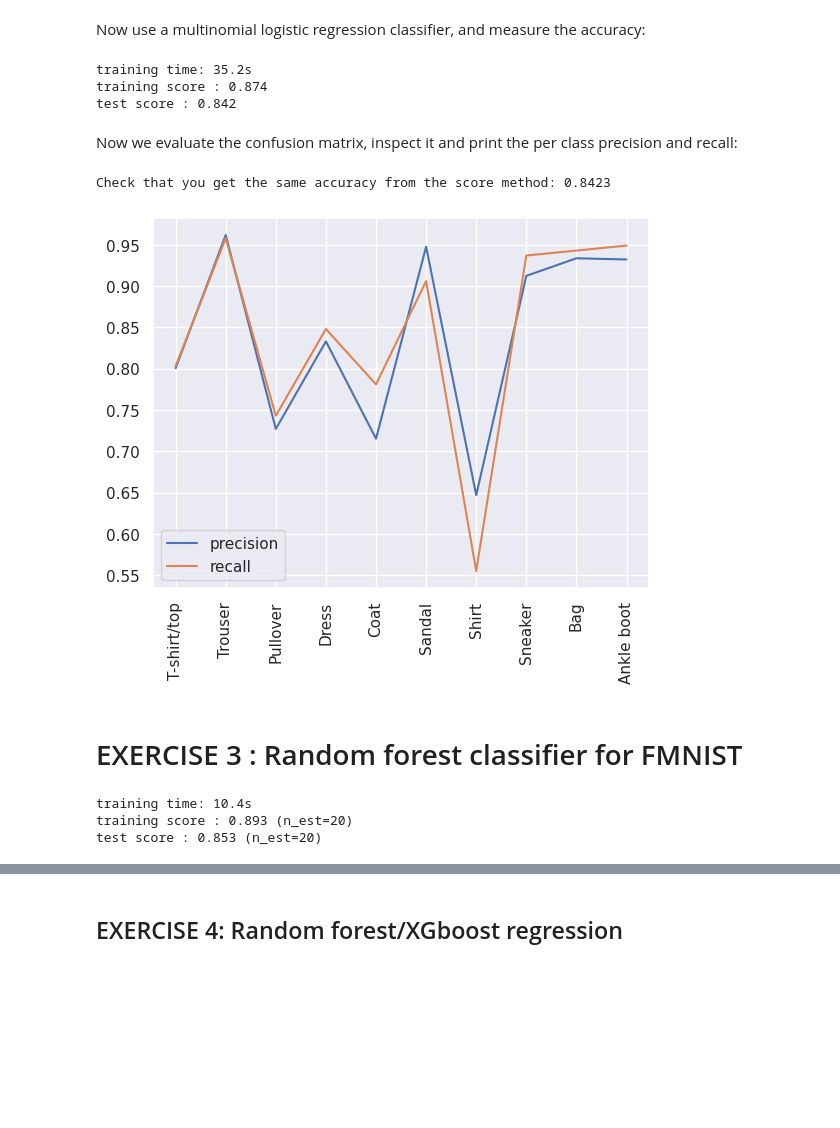
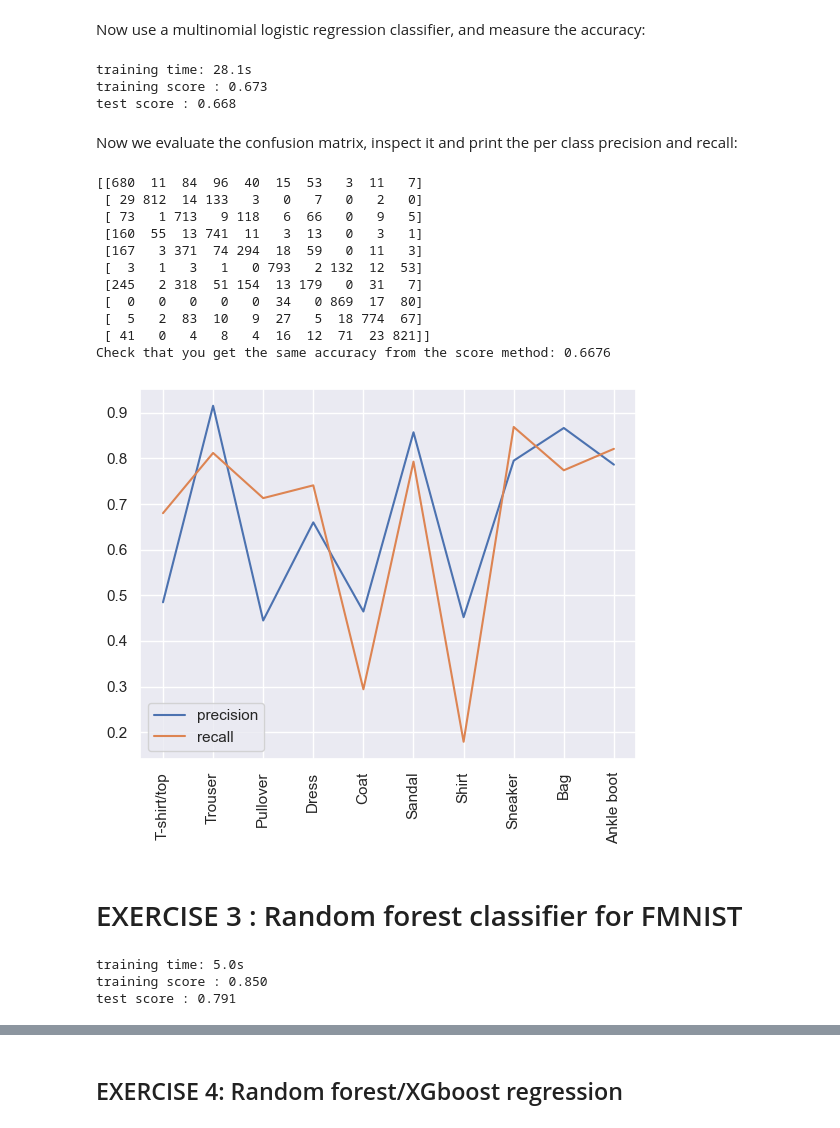
Before and after one commit to neworldemancer/DSF5, a Jupyter notebook: Solutions_1.ipynb, the cells around one changed output, grey strips where cells are left out. Drawn from its saved outputs; the diff is of its cells as text; code cells hidden in the pictures; blank space fills up the shorter version.

```diff
--- a/Solutions_1.ipynb
+++ b/Solutions_1.ipynb
@@ -320,0 +325,3 @@ y_test = test_labels
+# %%
+train_images_norm = train_images / 255.0
+test_images_norm = test_images / 255.0
@@ -329,45 +353,61 @@ clf = linear_model.LogisticRegression(solver='sag', max_iter=20,
 
 # 2. fit the model
 t1 = timer()
-clf.fit(x_train, y_train)
+clf.fit(train_features, train_labels)
 t2 = timer()
 print ('training time: %.1fs'%(t2-t1))
 
 # 3. evaluate accuracy on train and test datasets
-print("training score : %.3f" % (clf.score(x_train, y_train)))
-print("test score : %.3f" % (clf.score(x_test, y_test)))
+print("training score : %.3f" % (clf.score(train_features, train_labels)))
+print("test score : %.3f" % (clf.score(test_features, test_labels)))
 # %% [output]
-training time: 35.2s
-training score : 0.874
-test score : 0.842
+training time: 28.1s
+training score : 0.673
+test score : 0.668
 # %% [markdown]
 Now we evaluate the confusion matrix, inspect it and print the per class precision and recall:
 # %%
-y_p_test = clf.predict(x_test)
+test_labels_pred = clf.predict(test_features)
 
 from sklearn import metrics
-cm=metrics.confusion_matrix( y_test, y_p_test )
+cm=metrics.confusion_matrix( test_labels, test_labels_pred )
+print(cm)
 
 print(f'Check that you get the same accuracy from the score method: {np.sum([cm[i,i] for i in range(10)])/np.sum(cm)}')
 
-precisions=[]
-recalls=[]
-#precision
-for i in range(10):
-    precisions.append(cm[i,i]/np.sum(cm[:,i]))
+def get_class_specific_prec_recall(cm):
+    n_cat=cm.shape[0]
+    precisions=[]
+    recalls=[]
+    #precision
+    for i in range(n_cat):
+        precisions.append(cm[i,i]/np.sum(cm[:,i]))
 
-#recall
-for i in range(10):
-    recalls.append(cm[i,i]/np.sum(cm[i,:]))
+    #recall
+    for i in range(n_cat):
+        recalls.append(cm[i,i]/np.sum(cm[i,:]))
+    return precisions, recalls
+
+precisions, recalls = get_class_specific_prec_recall(cm)
 
 plt.plot(fmnist_class_names,precisions, label='precision')
 plt.plot(fmnist_class_names,recalls, label='recall')
 plt.xticks(rotation=90)
 plt.legend()
 
 plt.show()
 # %% [output]
-Check that you get the same accuracy from the score method: 0.8423
+[[680  11  84  96  40  15  53   3  11   7]
+ [ 29 812  14 133   3   0   7   0   2   0]
+ [ 73   1 713   9 118   6  66   0   9   5]
+ [160  55  13 741  11   3  13   0   3   1]
+ [167   3 371  74 294  18  59   0  11   3]
+ [  3   1   3   1   0 793   2 132  12  53]
+ [245   2 318  51 154  13 179   0  31   7]
+ [  0   0   0   0   0  34   0 869  17  80]
+ [  5   2  83  10   9  27   5  18 774  67]
+ [ 41   0   4   8   4  16  12  71  23 821]]
+Check that you get the same accuracy from the score method: 0.6676
-[figure, old version]
+[figure, new version]
 # %% [markdown]
 # EXERCISE 3 : Random forest classifier for FMNIST
@@ -385,23 +437,18 @@ y_test = test_labels
 # %%
-# 1. Create classifier. As the number of features is big, use bigger tree depth
-# (max_depth parameter). in the same time to reduce variance, one should limit the
-# total number of tree leafes. (max_leaf_nodes parameter)
-# Try different number of estimators (n_estimators)
-
-n_est = 20
-
-dtc = ensemble.RandomForestClassifier(max_depth=700, n_estimators=n_est, max_leaf_nodes=500)
+#solution
+# 1. Create classifier
+clf = ensemble.RandomForestClassifier(max_depth=10, n_estimators=50, n_jobs=-1)
 
 # 2. fit the model
 t1 = timer()
-dtc.fit(x_train, y_train)
+clf.fit(train_features, train_labels)
 t2 = timer()
 print ('training time: %.1fs'%(t2-t1))
 
-# 3. Inspect training and test accuracy
-print("training score : %.3f (n_est=%d)" % (dtc.score(x_train, y_train), n_est))
-print("test score : %.3f (n_est=%d)" % (dtc.score(x_test, y_test), n_est))
+# 3. evaluate accuracy on train and test datasets
+print("training score : %.3f" % (clf.score(train_features, train_labels)))
+print("test score : %.3f" % (clf.score(test_features, test_labels)))
 # %% [output]
-training time: 10.4s
-training score : 0.893 (n_est=20)
-test score : 0.853 (n_est=20)
+training time: 5.0s
+training score : 0.850
+test score : 0.791
```
Also changed, not shown: parts of 18 cells of this notebook, 2 other files.
